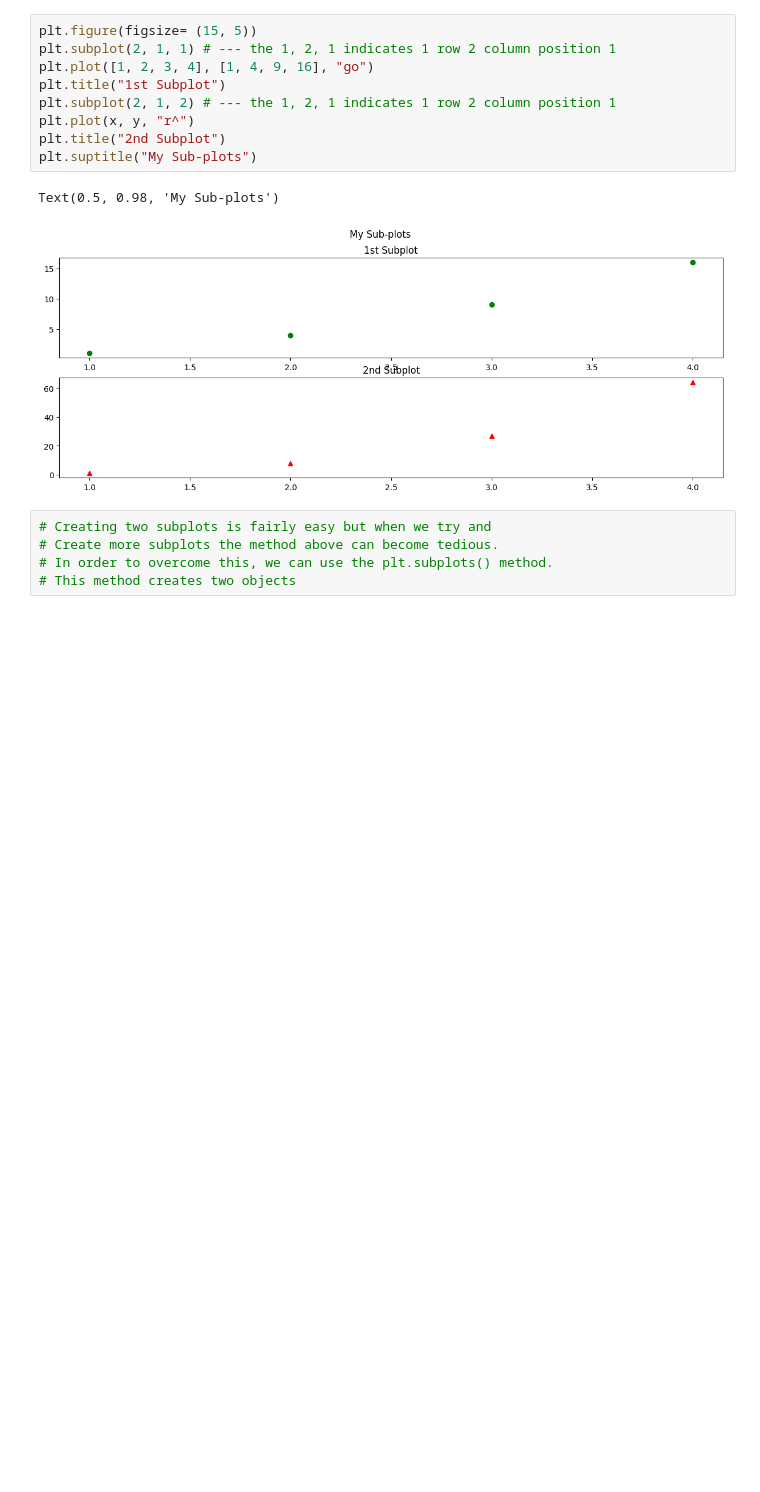
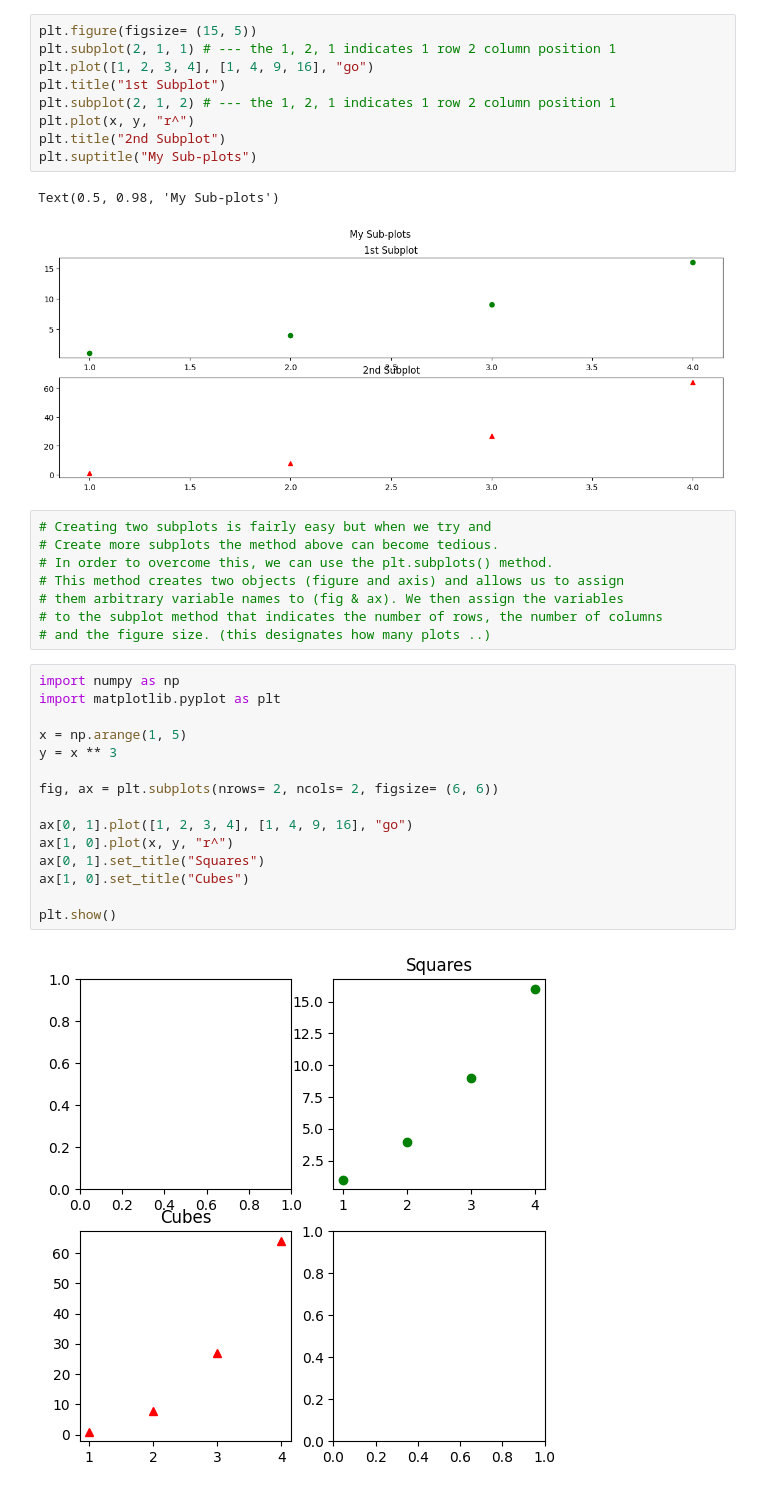
Before and after one commit to gr8bipin/python_basics_finance, a Jupyter notebook: matplotlib_for_python.ipynb, the cells around one changed output. Drawn from its saved outputs; the diff is of its cells as text; blank space fills up the shorter version.

```diff
--- a/matplotlib_for_python.ipynb
+++ b/matplotlib_for_python.ipynb
@@ -352,4 +352,24 @@ Text(0.5, 0.98, 'My Sub-plots')
 # Creating two subplots is fairly easy but when we try and
 # Create more subplots the method above can become tedious.
 # In order to overcome this, we can use the plt.subplots() method.
-# This method creates two objects
+# This method creates two objects (figure and axis) and allows us to assign
+# them arbitrary variable names to (fig & ax). We then assign the variables
+# to the subplot method that indicates the number of rows, the number of columns
+# and the figure size. (this designates how many plots ..)
+# %%
+import numpy as np
+import matplotlib.pyplot as plt
+
+x = np.arange(1, 5)
+y = x ** 3
+
+fig, ax = plt.subplots(nrows= 2, ncols= 2, figsize= (6, 6))
+
+ax[0, 1].plot([1, 2, 3, 4], [1, 4, 9, 16], "go")
+ax[1, 0].plot(x, y, "r^")
+ax[0, 1].set_title("Squares")
+ax[1, 0].set_title("Cubes")
+
+plt.show()
+# %% [output]
+[figure, added]
```
Also changed, not shown: parts of 11 cells of this notebook.
